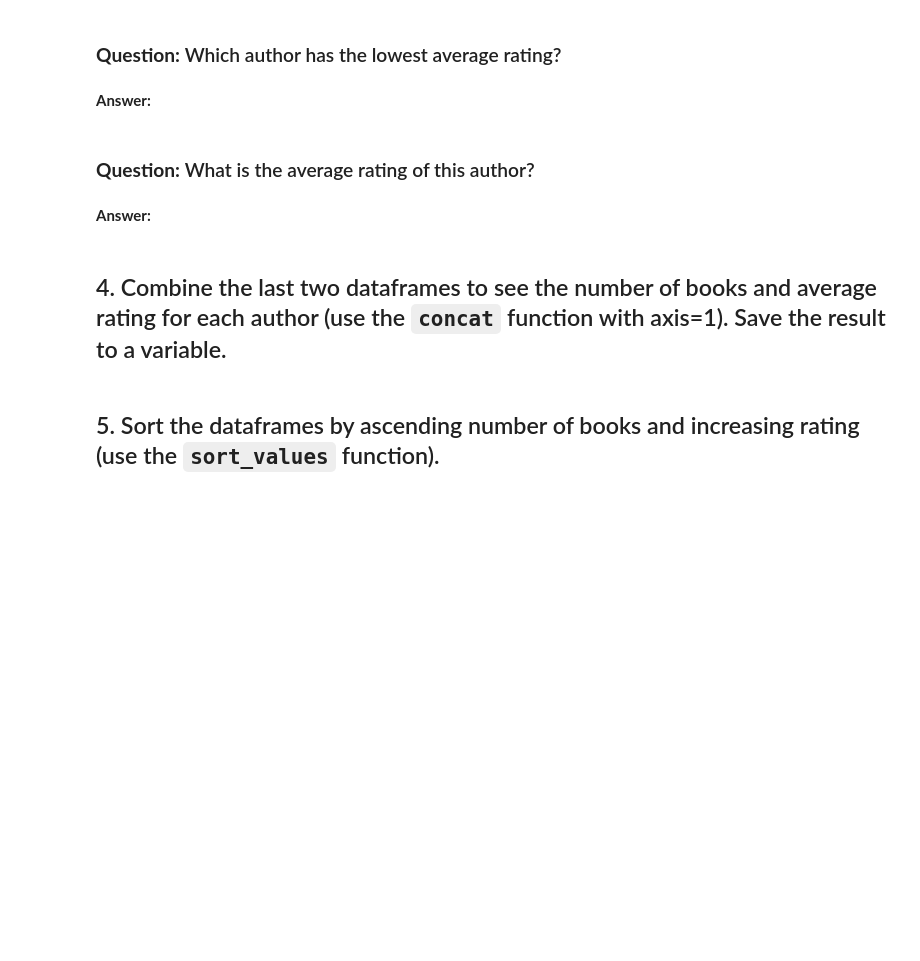
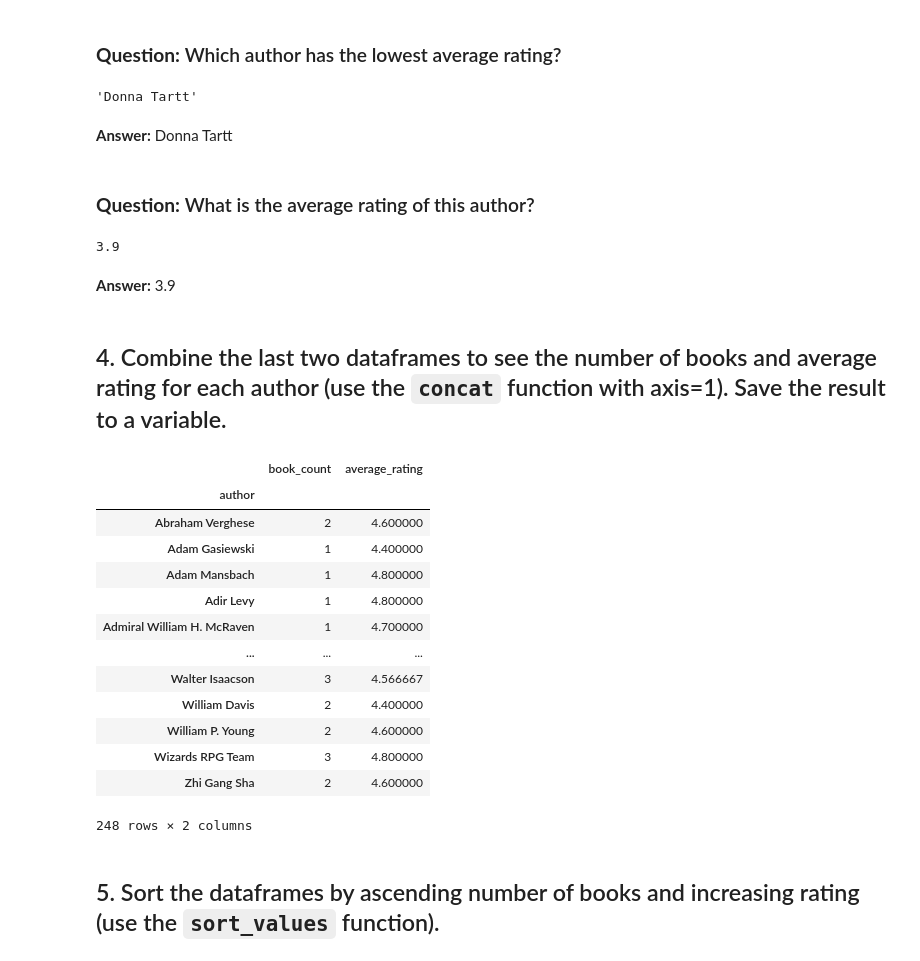
Before and after one commit to KamilGrundas/Data_science, a Jupyter notebook: homework_2/part_3/Hw2.3.ipynb, the cells around one changed output. Saved outputs shown, nothing was run; the diff lists cells and outputs as text; code cells hidden in the pictures; blank space fills up the shorter version.

```diff
--- a/homework_2/part_3/Hw2.3.ipynb
+++ b/homework_2/part_3/Hw2.3.ipynb
@@ -172,2 +247,7 @@ df['price'].median()
 # %% [markdown]
 ## 2. Now create a new dataframe that will store the number of books for each author (use the `groupby` and `agg` functions, then use `count` to count the number). Choose only the necessary columns.
+# %%
+books_per_author = df.groupby('author')['name'].agg('count')
+books_per_author_df = books_per_author.reset_index()
+books_per_author_df.columns = ['author', 'book_count']
+books_per_author_df
@@ -186,2 +294,7 @@ df['price'].median()
 # %% [markdown]
 ## 3. Create a second dataframe that will contain the average rating for each author (use the `groupby` and `agg` functions, then use `mean` to calculate the average). Choose only the necessary columns.
+# %%
+average_rating_per_author = df.groupby('author')['user_rating'].agg('mean')
+average_rating_per_author_df = average_rating_per_author.reset_index()
+average_rating_per_author_df.columns = ['author', 'average_rating']
+average_rating_per_author_df
@@ -188,12 +315,40 @@ df['price'].median()
 # %% [markdown]
 ### **Question:** Which author has the lowest average rating?
+# %%
+sorted_average_rating_per_author = average_rating_per_author_df.sort_values('average_rating', ascending=True)
+author_with_lowest_rating = sorted_average_rating_per_author.iloc[0]
+author_with_lowest_rating.author
+# %% [output]
+'Donna Tartt'
 # %% [markdown]
-**Answer:**
+**Answer:** Donna Tartt
 # %% [markdown]
 ### **Question:** What is the average rating of this author?
+# %%
+author_with_lowest_rating.average_rating
+# %% [output]
+3.9
 # %% [markdown]
-**Answer:**
+**Answer:** 3.9
 # %% [markdown]
 ## 4. Combine the last two dataframes to see the number of books and average rating for each author (use the `concat` function with axis=1). Save the result to a variable.
+# %%
+author_stats = pd.concat([books_per_author_df.set_index('author'), average_rating_per_author_df.set_index('author')], axis=1)
+author_stats
+# %% [output]
+|  | book_count | average_rating |
+| author |  |  |
+| Abraham Verghese | 2 | 4.600000 |
+| Adam Gasiewski | 1 | 4.400000 |
+| Adam Mansbach | 1 | 4.800000 |
+| Adir Levy | 1 | 4.800000 |
+| Admiral William H. McRaven | 1 | 4.700000 |
+| ... | ... | ... |
+| Walter Isaacson | 3 | 4.566667 |
+| William Davis | 2 | 4.400000 |
+| William P. Young | 2 | 4.600000 |
+| Wizards RPG Team | 3 | 4.800000 |
+| Zhi Gang Sha | 2 | 4.600000 |
+248 rows × 2 columns
 # %% [markdown]
 ## 5. Sort the dataframes by ascending number of books and increasing rating (use the `sort_values` function).
```
Also changed, not shown: parts of 45 cells of this notebook.
